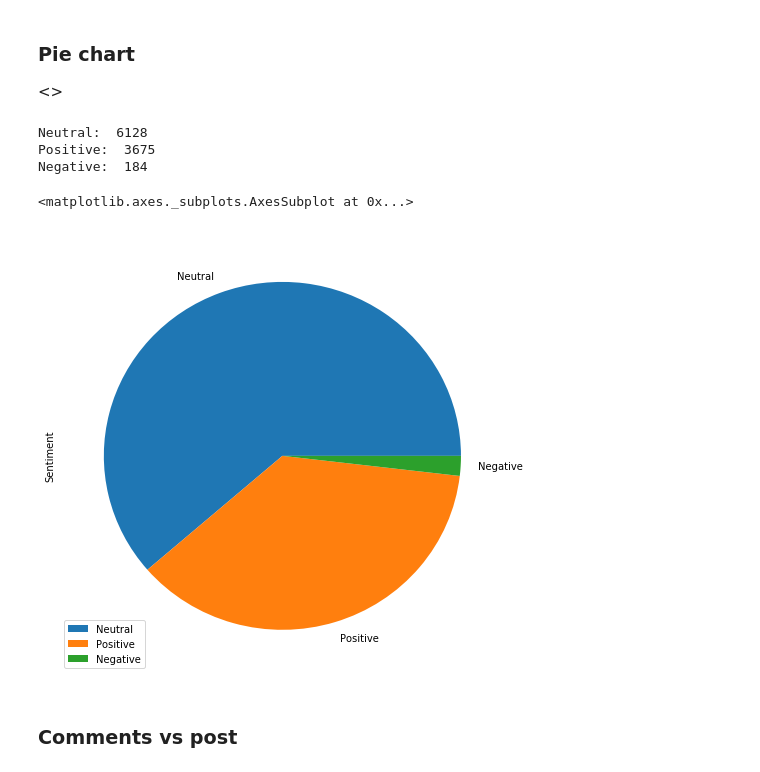
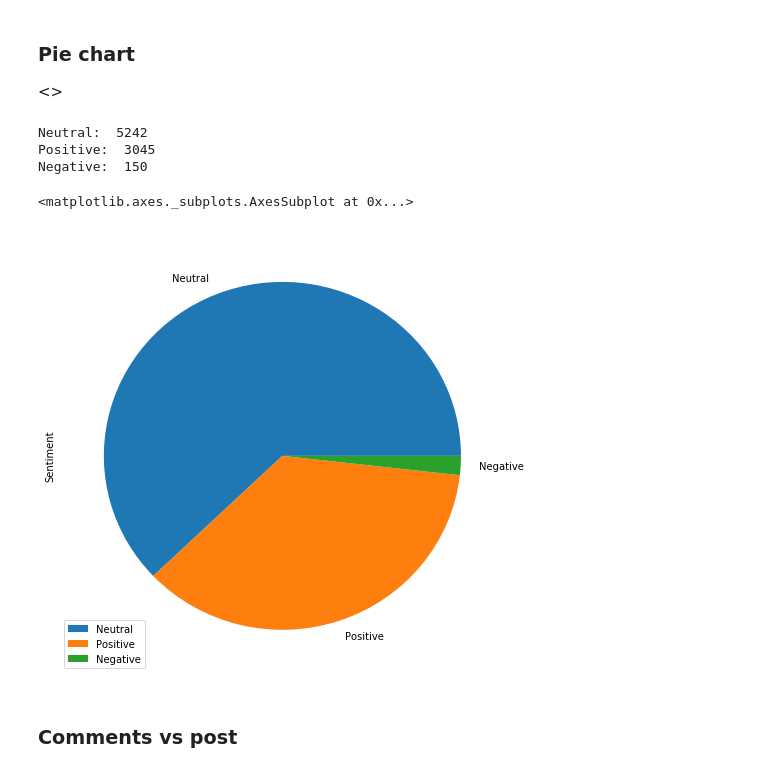
Before and after one commit to DemianMelskens/CBS, a Jupyter notebook: Visualization/Initial analysis.ipynb, the cells around one changed output. Cells and saved outputs as stored; diff of their text form; code cells hidden in the pictures.

```diff
--- a/Visualization/Initial analysis.ipynb
+++ b/Visualization/Initial analysis.ipynb
@@ -54,24 +54,24 @@ dtype: int64
 <<explanation>>
 # %%
 # Sentiment neutral
-print('Neutral: ', len(data.loc[data['sentiment'].isnull()]))
+print('Neutral: ', len(data.loc[data['sentiment']=='0']))
 
 # Sentiment positive
 print('Positive: ', len(data.loc[data['sentiment'] == '+']))
 
 # Sentiment negative
 print('Negative: ', len(data.loc[data['sentiment'] == '-']))
 
 # Pie chart
-pd.DataFrame({'Sentiment': [len(data.loc[data['sentiment'].isnull()]),
+pd.DataFrame({'Sentiment': [len(data.loc[data['sentiment'] == '0']),
                           len(data.loc[data['sentiment'] == '+']),
                           len(data.loc[data['sentiment'] == '-'])]}, index=['Neutral', 'Positive', 'Negative']).plot.pie(y='Sentiment', figsize=(8,8))
 # %% [output]
-Neutral:  6128
-Positive:  3675
-Negative:  184
+Neutral:  5242
+Positive:  3045
+Negative:  150
 <matplotlib.axes._subplots.AxesSubplot at 0x...>
-[figure, old version]
+[figure, new version]
 # %% [markdown]
 ### Comments vs post
 # %%
```
Also changed, not shown: parts of 8 cells of this notebook.
